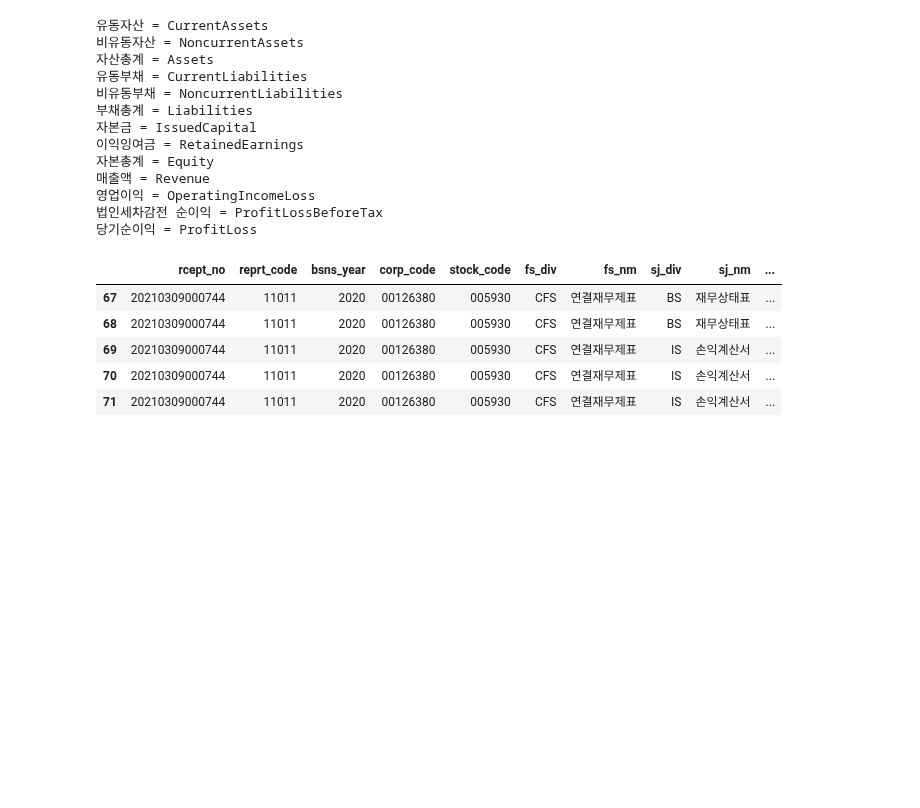
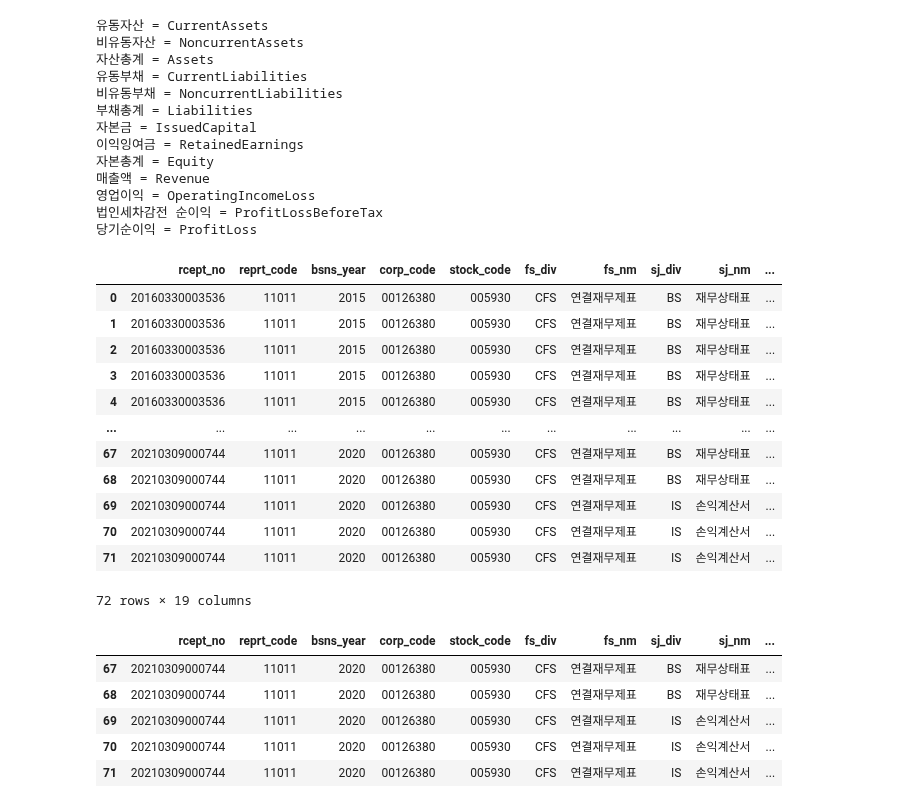
Before and after one commit to simonjisu/Text2SQL, a Jupyter notebook: Notebooks/SQLDatabase.ipynb, the cells around one changed output. Drawn from its saved outputs; the diff is of its cells as text; code cells hidden in the pictures; blank space fills up the shorter version.

```diff
--- a/Notebooks/SQLDatabase.ipynb
+++ b/Notebooks/SQLDatabase.ipynb
@@ -354,6 +354,22 @@ bsns_years = list(range(2015, 2021))
 # %%
 df_receipts = pd.concat([preprocess_finstate(dart.finstate(corp, bsns_year, reprt_code="11011")).iloc[:12, :-1] for bsns_year in bsns_years]).reset_index(drop=True)
 df_receipts.loc[:, "bsns_year"] = df_receipts.loc[:, "bsns_year"].astype(int)
+# %%
+df_receipts
+# %% [output]
+|  | rcept_no | reprt_code | bsns_year | corp_code | stock_code | fs_div | fs_nm | sj_div | sj_nm | ... |
+| 0 | 20160330003536 | 11011 | 2015 | 00126380 | 005930 | CFS | 연결재무제표 | BS | 재무상태표 | ... |
+| 1 | 20160330003536 | 11011 | 2015 | 00126380 | 005930 | CFS | 연결재무제표 | BS | 재무상태표 | ... |
+| 2 | 20160330003536 | 11011 | 2015 | 00126380 | 005930 | CFS | 연결재무제표 | BS | 재무상태표 | ... |
+| 3 | 20160330003536 | 11011 | 2015 | 00126380 | 005930 | CFS | 연결재무제표 | BS | 재무상태표 | ... |
+| 4 | 20160330003536 | 11011 | 2015 | 00126380 | 005930 | CFS | 연결재무제표 | BS | 재무상태표 | ... |
+| ... | ... | ... | ... | ... | ... | ... | ... | ... | ... | ... |
+| 67 | 20210309000744 | 11011 | 2020 | 00126380 | 005930 | CFS | 연결재무제표 | BS | 재무상태표 | ... |
+| 68 | 20210309000744 | 11011 | 2020 | 00126380 | 005930 | CFS | 연결재무제표 | BS | 재무상태표 | ... |
+| 69 | 20210309000744 | 11011 | 2020 | 00126380 | 005930 | CFS | 연결재무제표 | IS | 손익계산서 | ... |
+| 70 | 20210309000744 | 11011 | 2020 | 00126380 | 005930 | CFS | 연결재무제표 | IS | 손익계산서 | ... |
+| 71 | 20210309000744 | 11011 | 2020 | 00126380 | 005930 | CFS | 연결재무제표 | IS | 손익계산서 | ... |
+72 rows × 19 columns
 # %%
 df_receipts.tail()
 # %% [output]
```
Also changed, not shown: parts of 7 cells of this notebook, 1 other file.
